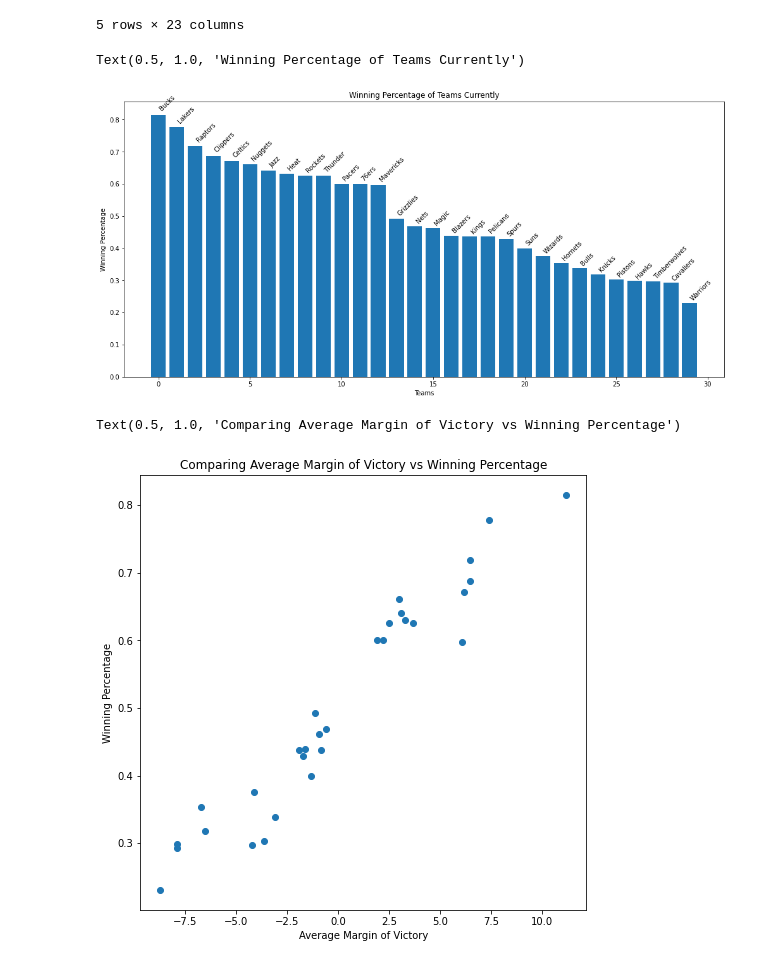
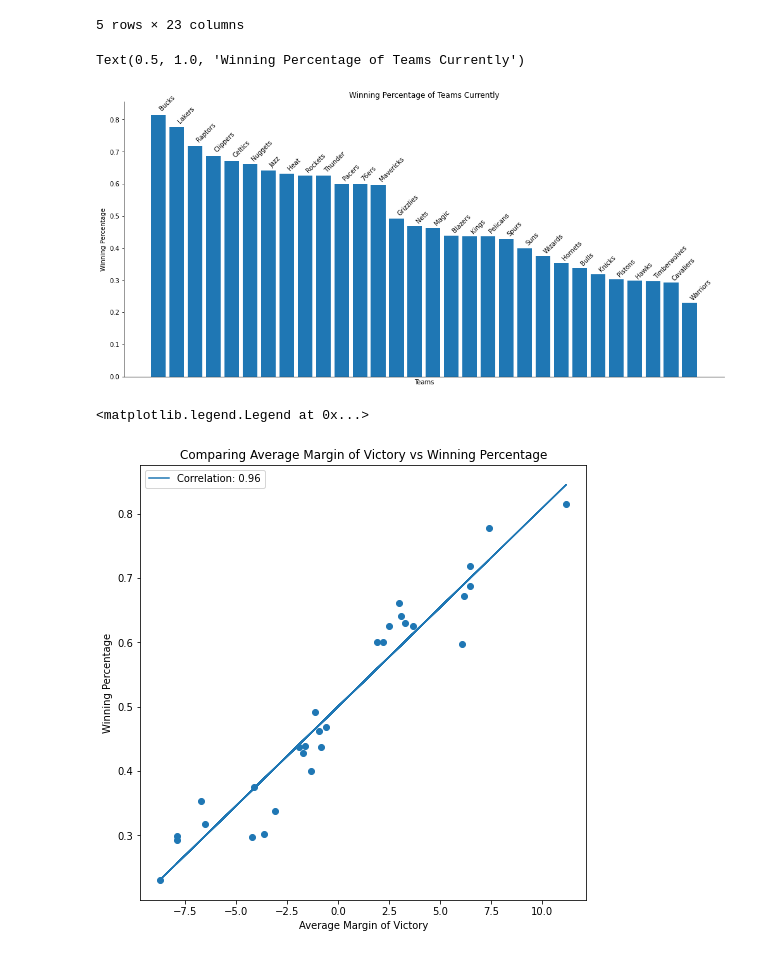
Before and after one commit to cjdunteman/cs320_final, a Jupyter notebook: experimenting.ipynb, the cells around one changed output. Saved outputs shown, nothing was run; the diff lists cells and outputs as text; code cells hidden in the pictures.

Commit message:
Added 3rd plot

```diff
--- a/experimenting.ipynb
+++ b/experimenting.ipynb
@@ -27,8 +29,7 @@ standings_df.head()
 #cleaning up the data
 clean_df = pd.DataFrame()
 standings_clean = standings_df[1:]
-standings_clean = standings_clean.sort_values(by = ["Unnamed: 1"])
-standings_clean = standings_clean.reset_index()
+standings_clean = standings_clean.sort_values(by = ["Unnamed: 1"], ignore_index = True)
 clean_df["Team"] = standings_clean["Unnamed: 1"]
 clean_df["Nickname"] = standings_clean["Unnamed: 1"].apply(lambda x: x.split()[-1])
 clean_df["Win %"] = standings_clean["Unnamed: 2"].apply(lambda x: x.split("-")[0]).astype(int) / (standings_clean["Unnamed: 2"].apply(lambda x: x.split("-")[0]).astype(int) + standings_clean["Unnamed: 2"].apply(lambda x: x.split("-")[1]).astype(int))
@@ -36,26 +37,26 @@ sort_standings = clean_df.sort_values(by = ["Win %"], ascending = False)
 # %%
 #1st plot - no requiements fulfilled
 fig, ax = plt.subplots(figsize = (17,8))
-sort_standings = clean_df.sort_values(by = ["Win %"], ascending = False)
-sort_standings = sort_standings.reset_index()
 x = list(range(30))
-# rects1 = ax.bar(x, record.sort_values(ascending = False))
 rects1 = ax.bar(x, sort_standings["Win %"])
 def autolabel(rects):
     count = 0
     for rect in rects:
         height = rect.get_height()
         ax.text(rect.get_x() + rect.get_width()/2, 1.01*height,
                 sort_standings["Nickname"][count],
         ha='left', va='bottom', rotation = 45)
         count = count + 1
 autolabel(rects1)
+plt.xticks([],[])
+ax.spines["top"].set_visible(False)
+ax.spines["right"].set_visible(False)
 ax.set_xlabel("Teams")
 ax.set_ylabel("Winning Percentage")
 ax.set_title("Winning Percentage of Teams Currently")
 # %% [output]
 Text(0.5, 1.0, 'Winning Percentage of Teams Currently')
-[figure, old version]
+[figure, new version]
 # %%
 #cleaning
 team_per_game_clean = team_per_game_df[:30]
@@ -69,9 +72,12 @@ clean_df["Margin"] = team_per_game_clean["PTS"] - opponents_per_game_clean["PTS"
 #2nd plot fufills the 3rd requirement
 fig, ax = plt.subplots(figsize = (8,8))
 ax.scatter(clean_df["Margin"], clean_df["Win %"])
+line = reg.coef_[0] * clean_df["Margin"] + reg.intercept_
+ax.plot(clean_df["Margin"], line, label = "Correlation: %.2f" %cor)
 ax.set_xlabel("Average Margin of Victory")
 ax.set_ylabel("Winning Percentage")
 ax.set_title("Comparing Average Margin of Victory vs Winning Percentage")
+ax.legend()
 # %% [output]
-Text(0.5, 1.0, 'Comparing Average Margin of Victory vs Winning Percentage')
+<matplotlib.legend.Legend at 0x...>
-[figure, old version]
+[figure, new version]
```
Also changed, not shown: parts of 4 cells of this notebook, 1 other file.
